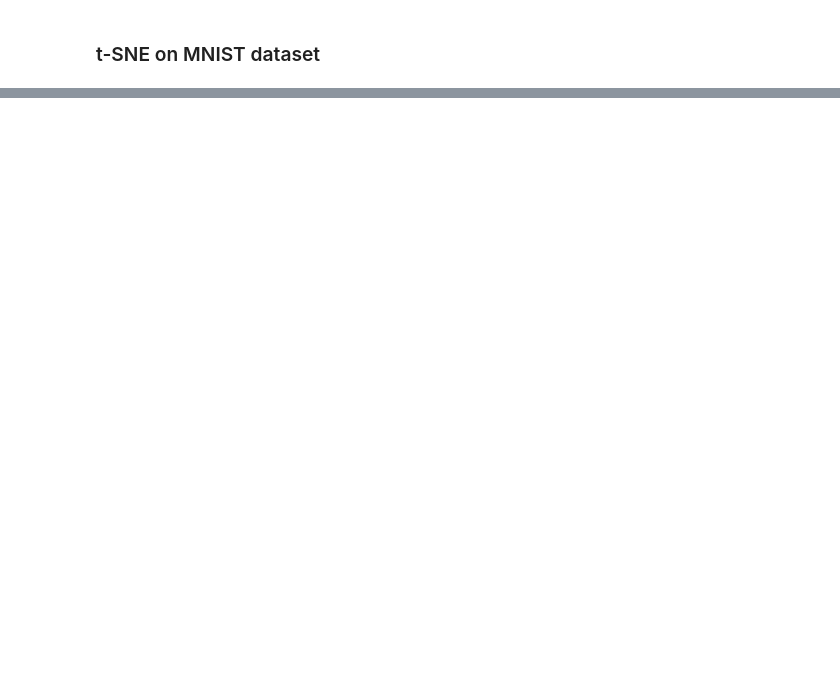
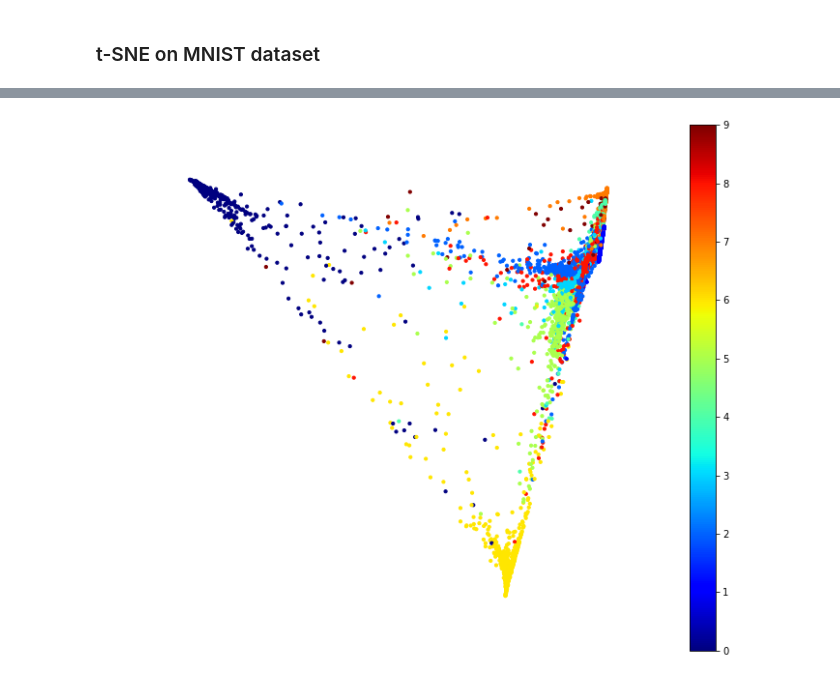
Before and after one commit to sivaram10/Python-Handson-Projects, a Jupyter notebook: 8-Dimensionality Reduction.ipynb, the cells around one changed output, grey strips where cells are left out. Saved outputs shown, nothing was run; the diff lists cells and outputs as text; code cells hidden in the pictures; blank space fills up the shorter version.

```diff
--- a/8-Dimensionality Reduction.ipynb
+++ b/8-Dimensionality Reduction.ipynb
@@ -450,0 +485,12 @@ Accurary : 0.9198
+# %%
+from sklearn.manifold import LocallyLinearEmbedding
+LLE = LocallyLinearEmbedding(n_components=2, random_state=42)
+X_train_lle = LLE.fit_transform(X_train)
+import matplotlib.pyplot as plt
+plt.figure(figsize = (12,10))
+plt.scatter(X_train_lle[:, 0], X_train_lle[:, 1], c = y_train, cmap = "jet", s = 10, marker = 'o')
+plt.axis("off")
+plt.colorbar()
+plt.show()
+# %% [output]
+[figure, added]
```
Also changed, not shown: parts of 9 cells of this notebook.
